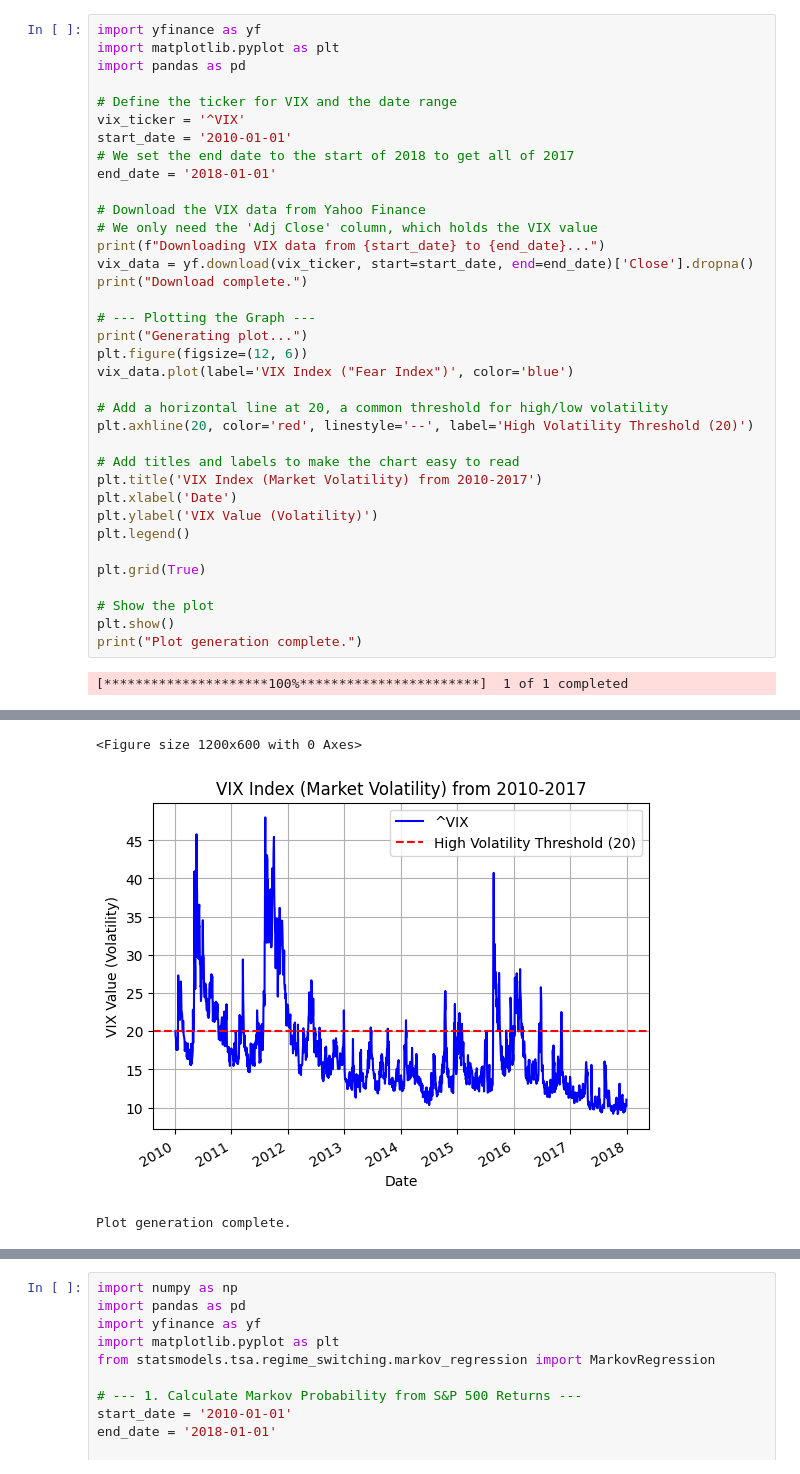
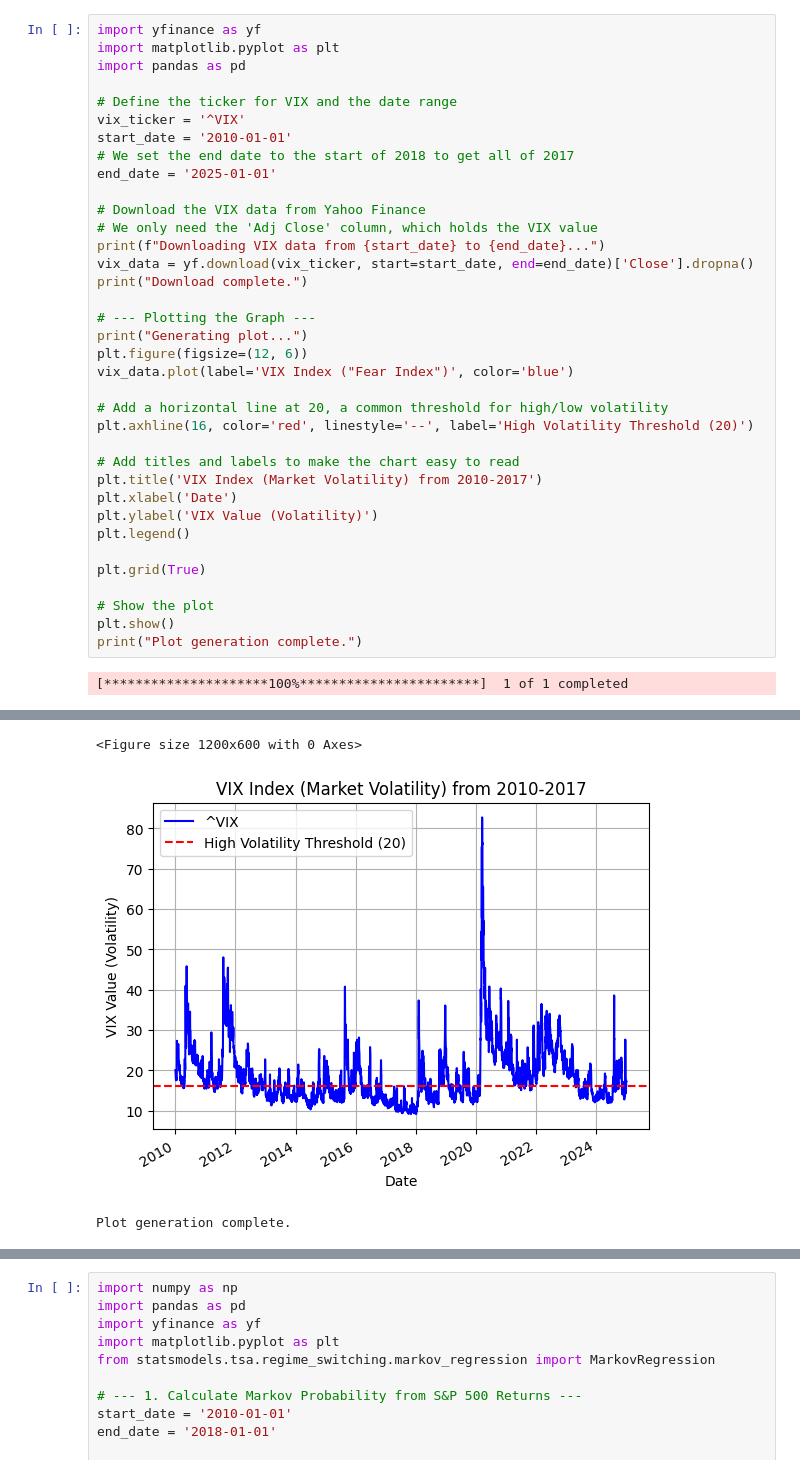
Before and after one commit to Bruhoffer/talearning, a Jupyter notebook: vix_markov.ipynb, the cells around one changed output, grey strips where cells are left out. Cells and saved outputs as stored; diff of their text form.

```diff
--- a/vix_markov.ipynb
+++ b/vix_markov.ipynb
@@ -7,7 +7,7 @@ import pandas as pd
 vix_ticker = '^VIX'
 start_date = '2010-01-01'
 # We set the end date to the start of 2018 to get all of 2017
-end_date = '2018-01-01'
+end_date = '2025-01-01'
 
 # Download the VIX data from Yahoo Finance
 # We only need the 'Adj Close' column, which holds the VIX value
@@ -21,7 +21,7 @@ plt.figure(figsize=(12, 6))
 vix_data.plot(label='VIX Index ("Fear Index")', color='blue')
 
 # Add a horizontal line at 20, a common threshold for high/low volatility
-plt.axhline(20, color='red', linestyle='--', label='High Volatility Threshold (20)')
+plt.axhline(16, color='red', linestyle='--', label='High Volatility Threshold (20)')
 
 # Add titles and labels to make the chart easy to read
 plt.title('VIX Index (Market Volatility) from 2010-2017')
@@ -40,5 +40,5 @@ Downloading VIX data from 2010-01-01 to 2018-01-01...
 Download complete.
 Generating plot...
 <Figure size 1200x600 with 0 Axes>
-[figure, old version]
+[figure, new version]
 Plot generation complete.
```
Also changed, not shown: parts of 3 cells of this notebook, 2 other files.
